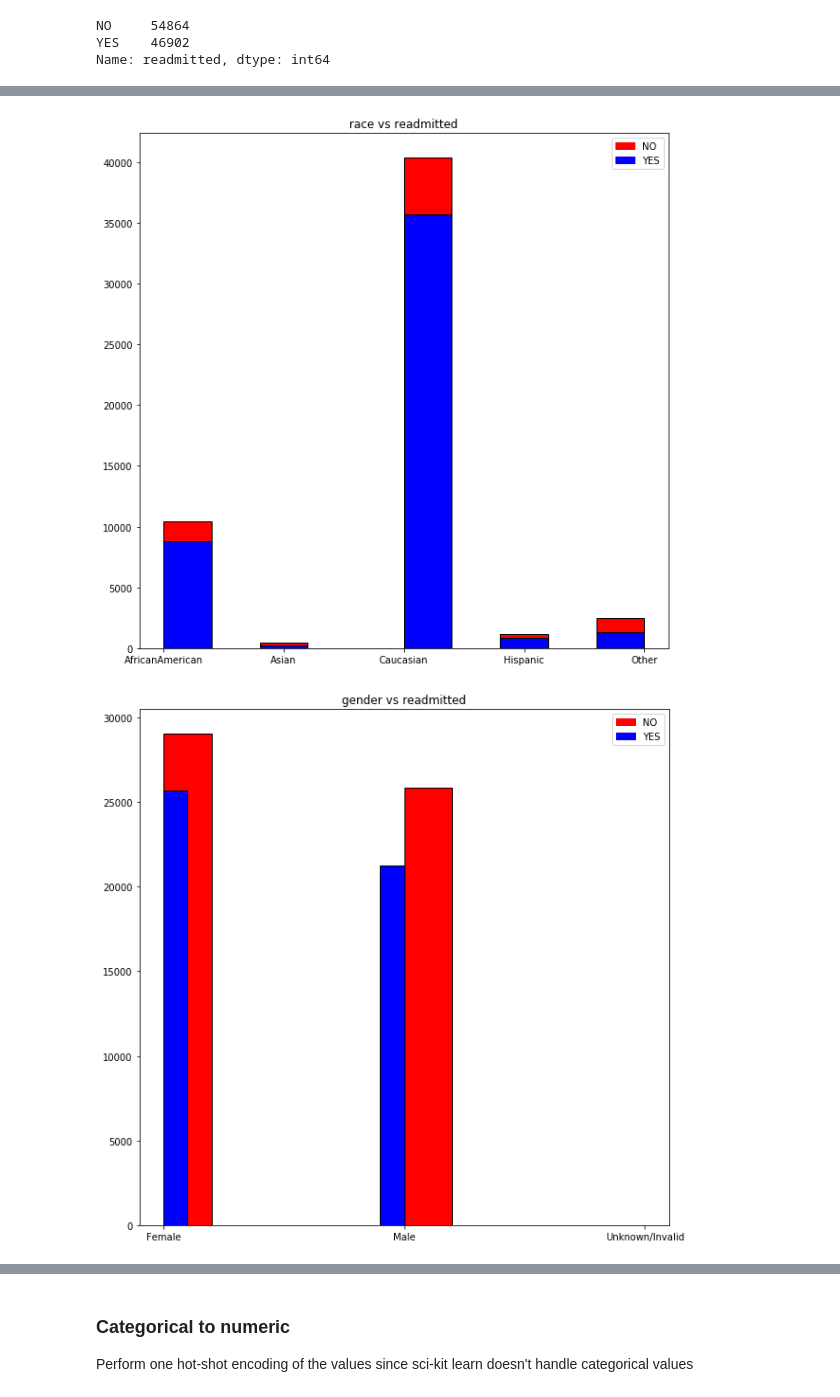
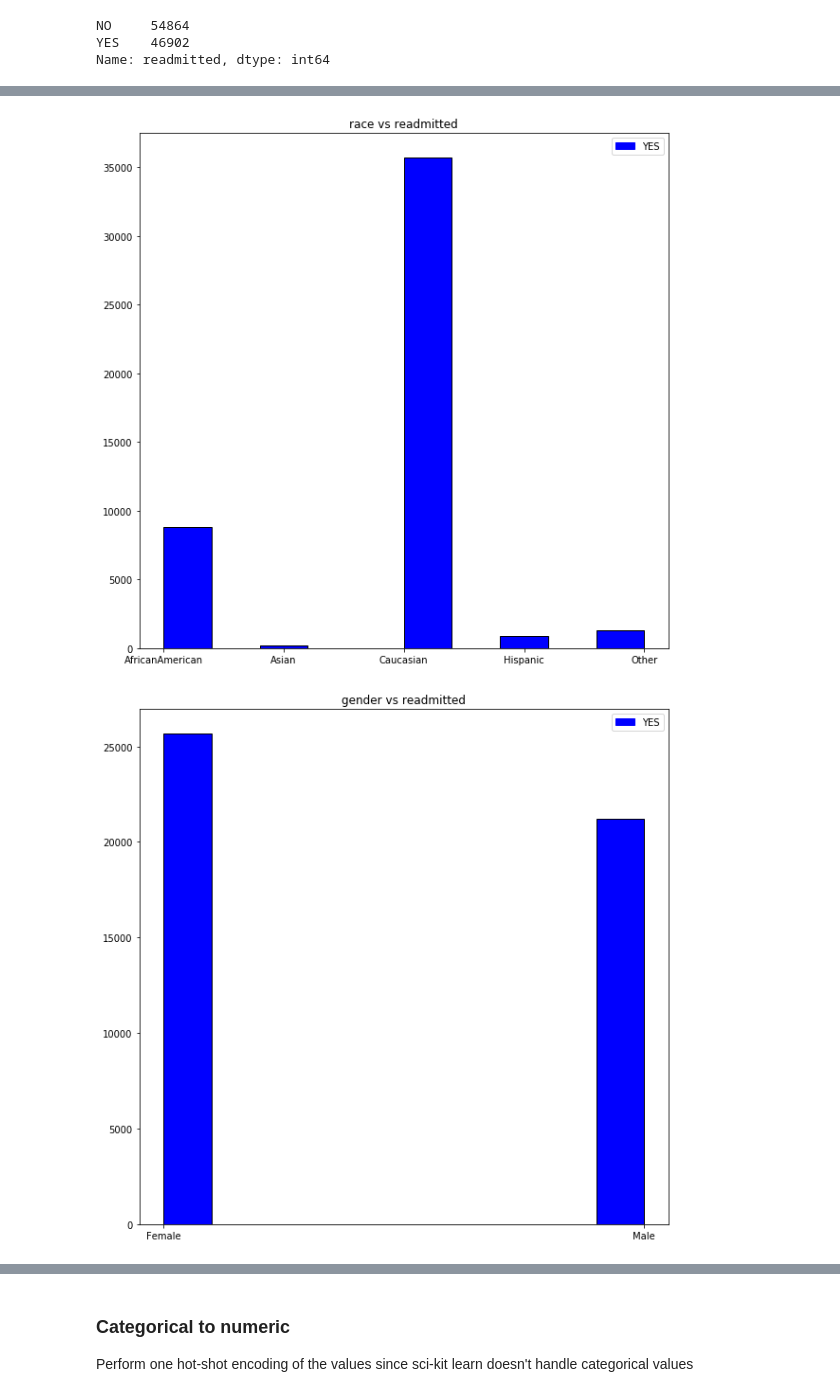
Before and after one commit to ml-medics/diabetes-ml-study, a Jupyter notebook: Hospital Dataset Analysis.ipynb, the cells around one changed output, grey strips where cells are left out. Saved outputs shown, nothing was run; the diff lists cells and outputs as text; code cells hidden in the pictures.

```diff
--- a/Hospital Dataset Analysis.ipynb
+++ b/Hospital Dataset Analysis.ipynb
@@ -237,6 +239,12 @@ redundant_features = ['encounter_id', 'patient_nbr', 'weight', 'payer_code', 'ad
                 'glipizide', 'glyburide', 'tolbutamide', 'pioglitazone', 'rosiglitazone', 'acarbose',
                 'miglitol', 'troglitazone', 'tolazamide', 'examide', 'citoglipton']
 df.drop(redundant_features, inplace=True, axis =1)
+# %%
+def preprocess_diag(x):
+    if x >= 240 and x <= 279:
+        return 1
+    else:
+        return 0
 # %% [markdown]
 ### Replace missing values
 Replace numerical missing values by their mean and categorical missing values by other categories
@@ -244,9 +252,9 @@ Replace numerical missing values by their mean and categorical missing values by
 df['medical_specialty'] = df['medical_specialty'].replace([np.nan, ''], 'General')
 df['race'] = df['race'].replace(np.nan, 'Other')
 
-df['diag_1']= df['diag_1'].fillna((df['diag_1'].mean()))
-df['diag_2']= df['diag_2'].fillna((df['diag_2'].mean()))
-df['diag_3']= df['diag_3'].fillna((df['diag_3'].mean()))
+for attr in ['diag_1', 'diag_2', 'diag_3']:
+    df[attr] = df[attr].replace(np.nan, 0)
+    df[attr] = df[attr].apply(lambda x: preprocess_diag(x))
 
 df['readmitted'] = df['readmitted'].replace(['<30'], 'YES')
 df['readmitted'] = df['readmitted'].replace(['>30'], 'YES')
@@ -303,8 +318,9 @@ for idx_outer, col in enumerate(analyze_columns):
     patches = []
     for idx, gb in enumerate(gbs):
 
-        patches.append(mpatches.Patch(color=legend_data[idx][0], label=legend_data[idx][1]))
-        plt.hist(gb[col].values, color=legend_data[idx][0], ec='black')
+        if idx == 1:
+            patches.append(mpatches.Patch(color=legend_data[idx][0], label=legend_data[idx][1]))
+            plt.hist(gb[col].values, color=legend_data[idx][0], ec='black')
     plt.legend(handles=patches)
     plt.show()
 # %% [output]
@@ -312,2 +328,2 @@ for idx_outer, col in enumerate(analyze_columns):
-[figure, old version]
+[figure, new version]
-[figure, old version]
+[figure, new version]
```
Also changed, not shown: parts of 12 cells of this notebook, 1 other file.
